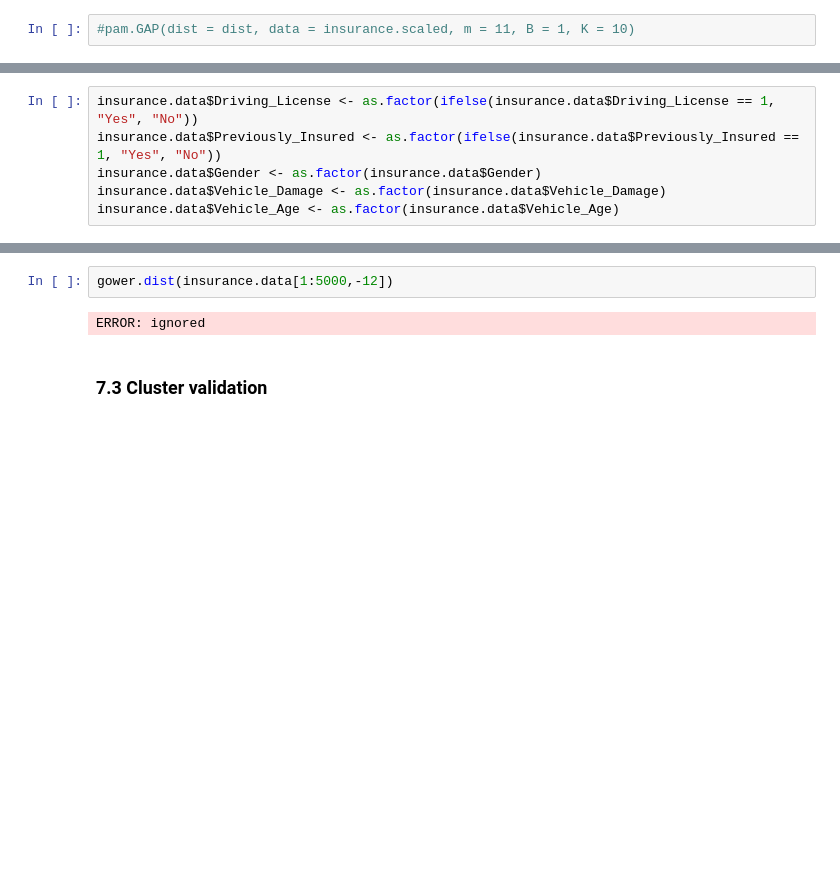
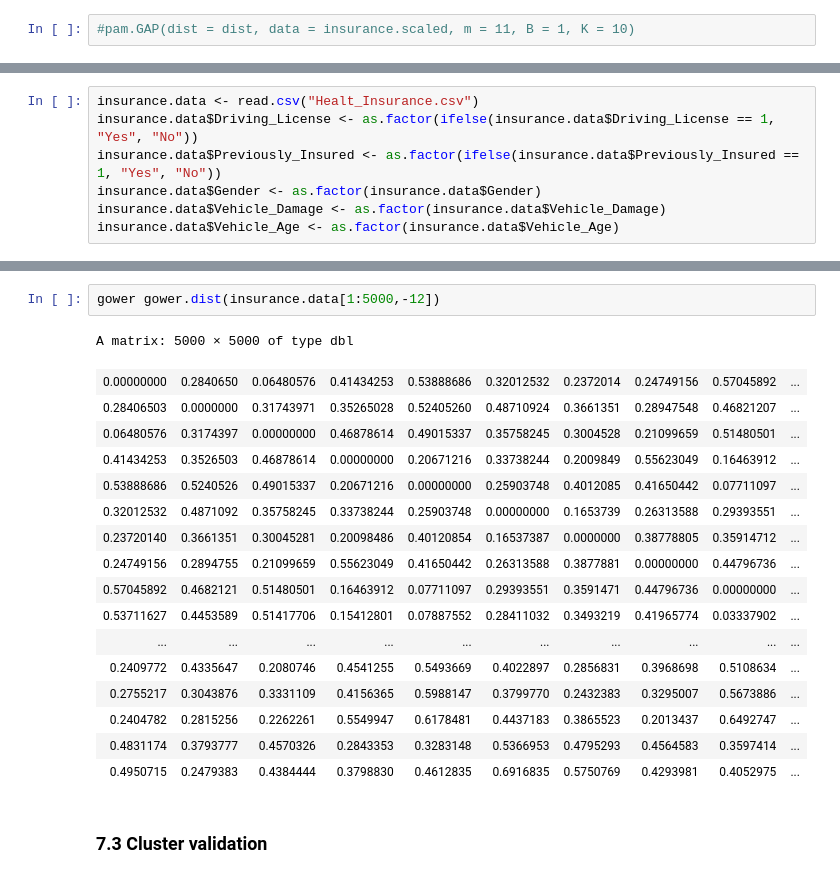
Before and after one commit to biagio-incardona/biagio-incardona.github.io, a Jupyter notebook: Report_Incardona_Biagio.ipynb, the cells around one changed output, grey strips where cells are left out. Saved outputs shown, nothing was run; the diff lists cells and outputs as text; blank space fills up the shorter version.

```diff
--- a/Report_Incardona_Biagio.ipynb
+++ b/Report_Incardona_Biagio.ipynb
@@ -1165,4 +1171,5 @@ ERROR: ignored
 # %%
+insurance.data <- read.csv("Healt_Insurance.csv")
 insurance.data$Driving_License <- as.factor(ifelse(insurance.data$Driving_License == 1, "Yes", "No"))
 insurance.data$Previously_Insured <- as.factor(ifelse(insurance.data$Previously_Insured == 1, "Yes", "No"))
 insurance.data$Gender <- as.factor(insurance.data$Gender)
@@ -1174,7 +1199,23 @@ x
 # %%
-gower.dist(insurance.data[1:5000,-12])
+gower gower.dist(insurance.data[1:5000,-12])
 # %% [output]
-ERROR: ignored
+A matrix: 5000 × 5000 of type dbl
+| 0.00000000 | 0.2840650 | 0.06480576 | 0.41434253 | 0.53888686 | 0.32012532 | 0.2372014 | 0.24749156 | 0.57045892 | ... |
+| 0.28406503 | 0.0000000 | 0.31743971 | 0.35265028 | 0.52405260 | 0.48710924 | 0.3661351 | 0.28947548 | 0.46821207 | ... |
+| 0.06480576 | 0.3174397 | 0.00000000 | 0.46878614 | 0.49015337 | 0.35758245 | 0.3004528 | 0.21099659 | 0.51480501 | ... |
+| 0.41434253 | 0.3526503 | 0.46878614 | 0.00000000 | 0.20671216 | 0.33738244 | 0.2009849 | 0.55623049 | 0.16463912 | ... |
+| 0.53888686 | 0.5240526 | 0.49015337 | 0.20671216 | 0.00000000 | 0.25903748 | 0.4012085 | 0.41650442 | 0.07711097 | ... |
+| 0.32012532 | 0.4871092 | 0.35758245 | 0.33738244 | 0.25903748 | 0.00000000 | 0.1653739 | 0.26313588 | 0.29393551 | ... |
+| 0.23720140 | 0.3661351 | 0.30045281 | 0.20098486 | 0.40120854 | 0.16537387 | 0.0000000 | 0.38778805 | 0.35914712 | ... |
+| 0.24749156 | 0.2894755 | 0.21099659 | 0.55623049 | 0.41650442 | 0.26313588 | 0.3877881 | 0.00000000 | 0.44796736 | ... |
+| 0.57045892 | 0.4682121 | 0.51480501 | 0.16463912 | 0.07711097 | 0.29393551 | 0.3591471 | 0.44796736 | 0.00000000 | ... |
+| 0.53711627 | 0.4453589 | 0.51417706 | 0.15412801 | 0.07887552 | 0.28411032 | 0.3493219 | 0.41965774 | 0.03337902 | ... |
+| ... | ... | ... | ... | ... | ... | ... | ... | ... | ... |
+| 0.2409772 | 0.4335647 | 0.2080746 | 0.4541255 | 0.5493669 | 0.4022897 | 0.2856831 | 0.3968698 | 0.5108634 | ... |
+| 0.2755217 | 0.3043876 | 0.3331109 | 0.4156365 | 0.5988147 | 0.3799770 | 0.2432383 | 0.3295007 | 0.5673886 | ... |
+| 0.2404782 | 0.2815256 | 0.2262261 | 0.5549947 | 0.6178481 | 0.4437183 | 0.3865523 | 0.2013437 | 0.6492747 | ... |
+| 0.4831174 | 0.3793777 | 0.4570326 | 0.2843353 | 0.3283148 | 0.5366953 | 0.4795293 | 0.4564583 | 0.3597414 | ... |
+| 0.4950715 | 0.2479383 | 0.4384444 | 0.3798830 | 0.4612835 | 0.6916835 | 0.5750769 | 0.4293981 | 0.4052975 | ... |
 # %% [markdown]
 ### 7.3 Cluster validation
 # %%
```
Also changed, not shown: parts of 3 cells of this notebook.
